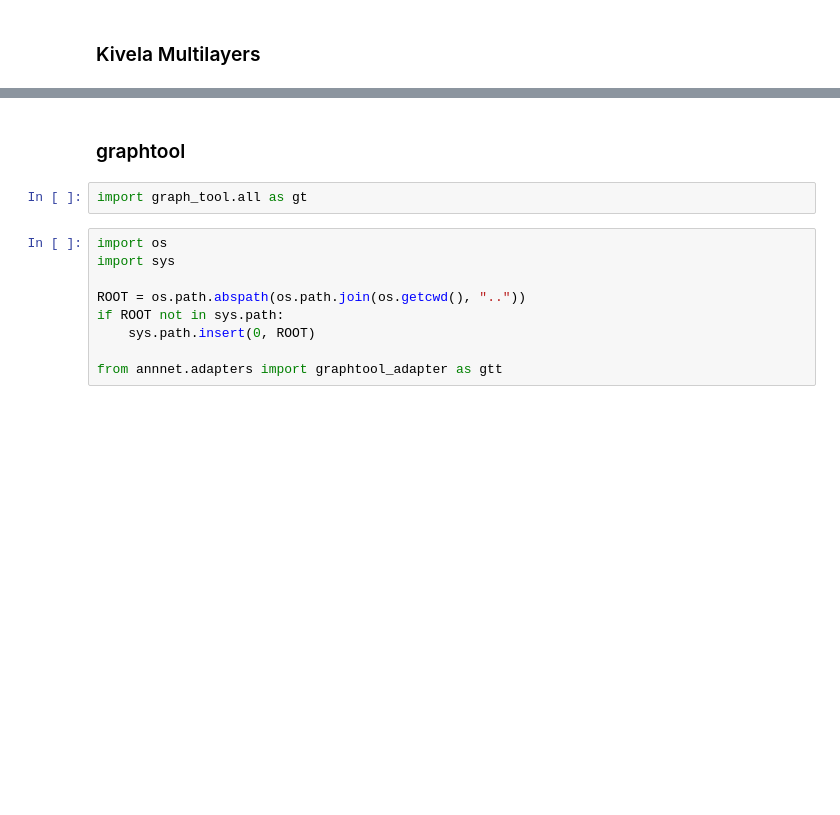
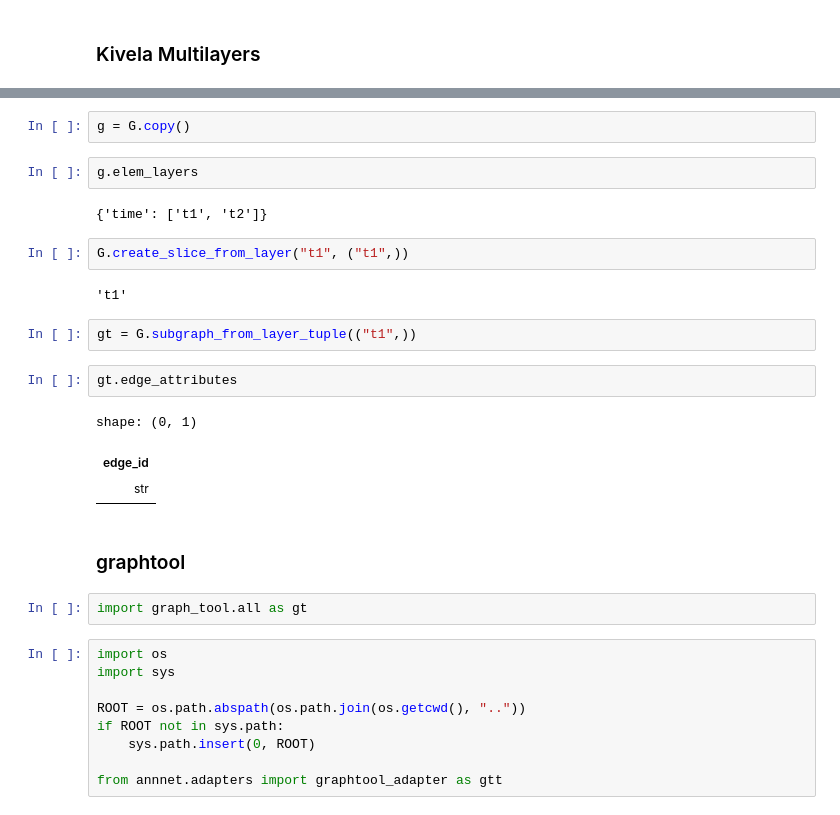
Before and after one commit to saezlab/annnet, a Jupyter notebook: notebooks/testing_new_updates.ipynb, the cells around one changed output, grey strips where cells are left out. Cells and saved outputs as stored; diff of their text form; blank space fills up the shorter version.

```diff
--- a/notebooks/testing_new_updates.ipynb
+++ b/notebooks/testing_new_updates.ipynb
@@ -251,3 +303,21 @@ if hasattr(G, "layers"):
+# %%
+g = G.copy()
+# %%
+g.elem_layers
+# %% [output]
+{'time': ['t1', 't2']}
+# %%
+G.create_slice_from_layer("t1", ("t1",))
+# %% [output]
+'t1'
+# %%
+gt = G.subgraph_from_layer_tuple(("t1",))
+# %%
+gt.edge_attributes
+# %% [output]
+shape: (0, 1)
+| edge_id |
+| str |
 # %% [markdown]
 ### graphtool
 # %%
```
Also changed, not shown: parts of 28 cells of this notebook, 1 other file.
